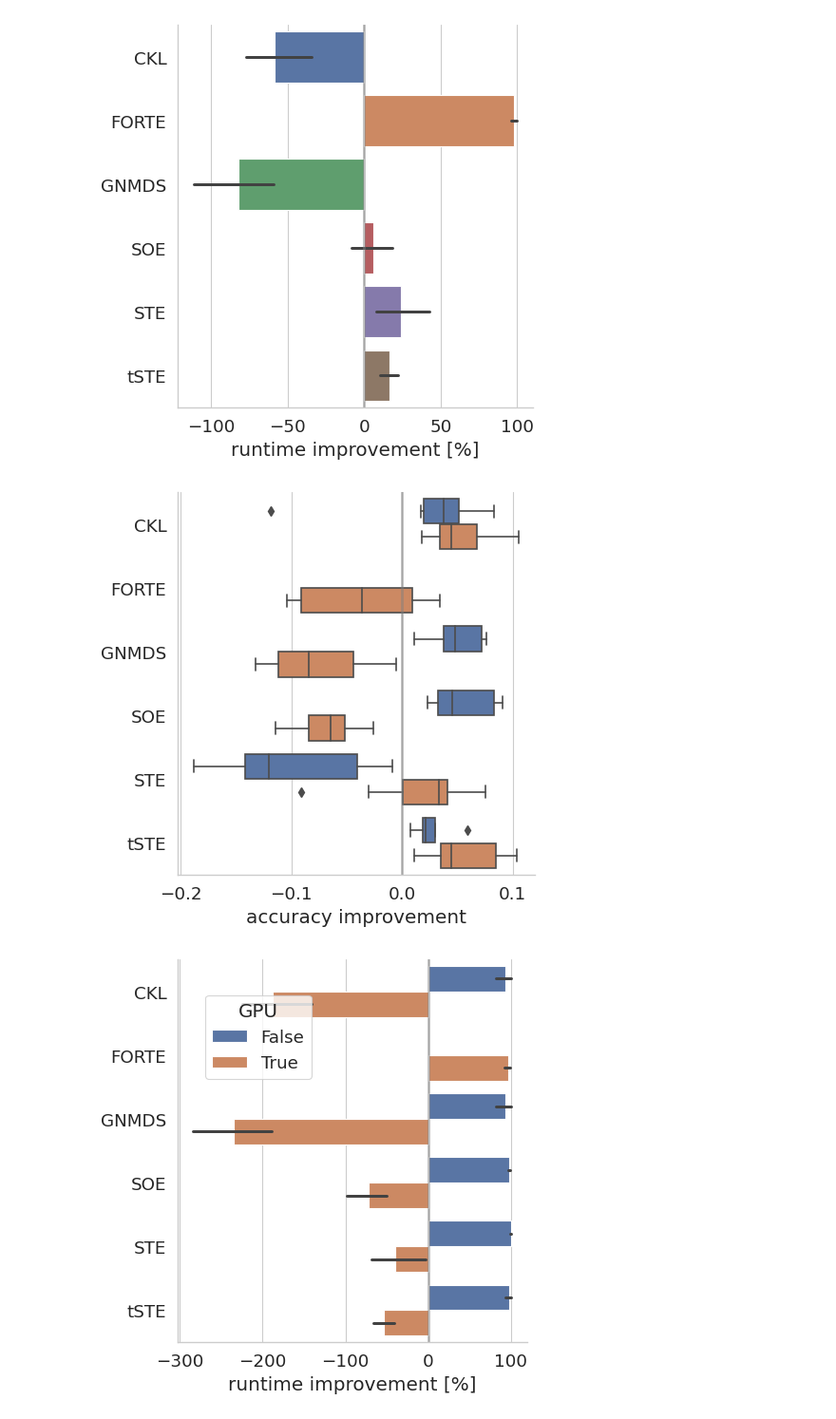
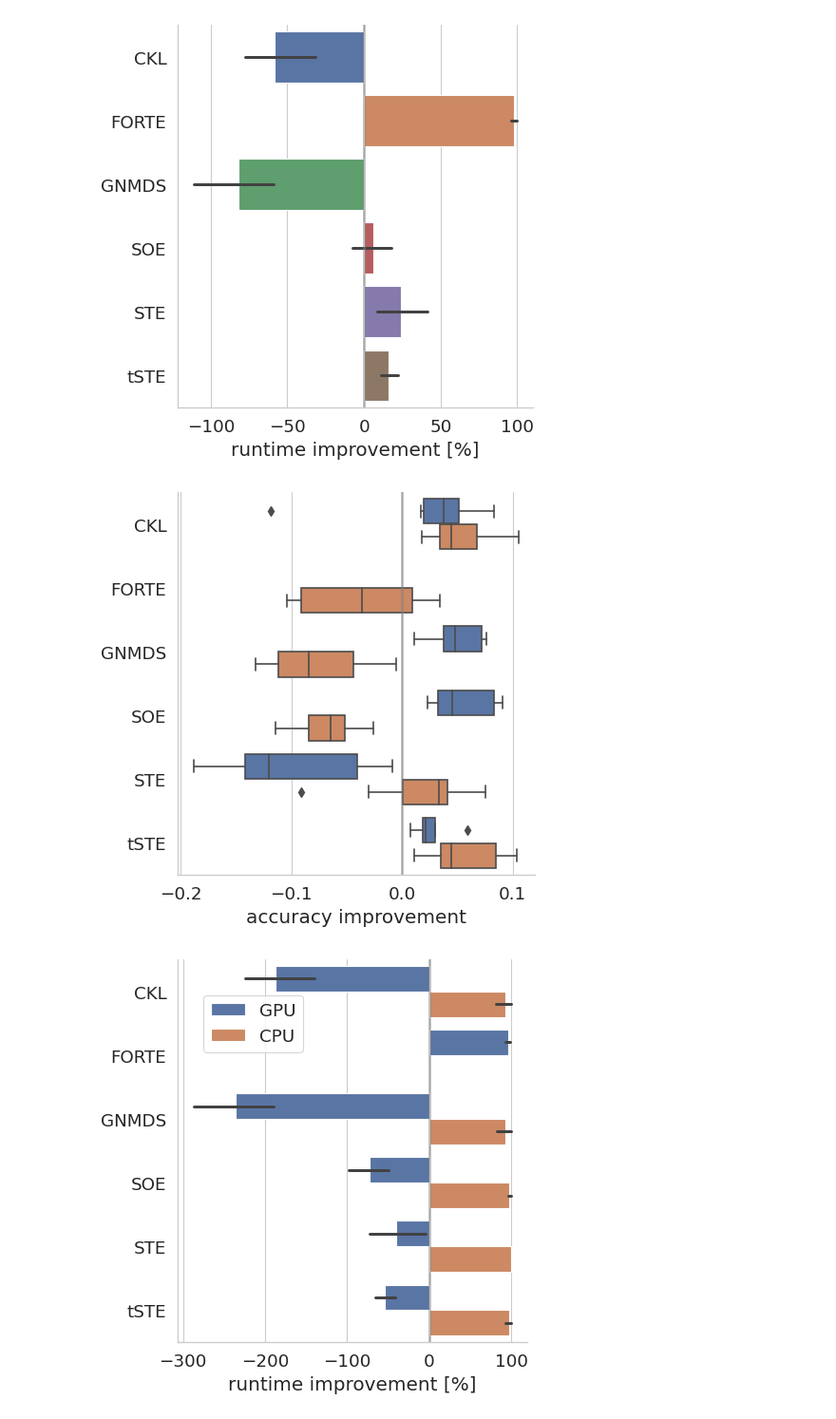
Before and after one commit to cblearn/cblearn-benchmark, a Jupyter notebook: scripts/plot_results.ipynb, the cells around one changed output. Shown: that part at 95% size. Saved outputs shown, nothing was run; the diff lists cells and outputs as text; code cells hidden in the pictures.

Commit message:
Update plots: Use GPU/CPU labels instead of bool

```diff
--- a/scripts/plot_results.ipynb
+++ b/scripts/plot_results.ipynb
@@ -90,6 +90,7 @@ skip ../results/python_CKL-GPU_musician_1680248480.json because embedding contai
 # %%
 results['is_gpu'] = results.algorithm.str.endswith('-GPU')
 results['algorithm'] = results.algorithm.str.replace('-GPU', '')
+results['proc'] = results.is_gpu.map({True: 'GPU', False: 'CPU'})
 results
 # %% [output]
 |  | dataset | library | algorithm | loss | cpu_time | _row | error | name | train_triplets | n_objects | ... |
@@ -201,20 +202,20 @@ fg.savefig(plot_dir / f'deltatime-per-algorithm_cblearn-gpu.png')
 # %%
 df = results.query('library == "cblearn"').copy(deep=True)
 fg = plot_error_improvement(df, hue='is_gpu', orient='h', legend=False)
 fg.set_titles('GPU = {col_name}')
 fg.savefig(plot_dir / f'deltaerror-per-algorithm_cblearn-all.pdf')
 fg.savefig(plot_dir / f'deltaerror-per-algorithm_cblearn-all.png')
 
-fg = plot_time_improvement(df, hue='is_gpu')
+fg = plot_time_improvement(df, hue='proc')
 fg.set_titles('GPU = {col_name}')
-fg.legend.set_title('GPU')
+fg.legend.set_title('')
 
 sns.move_legend(fg, 'upper left', frameon=True, bbox_to_anchor=(0.2, 0.9))
 fg.savefig(plot_dir / f'deltatime-per-algorithm_cblearn-all.pdf')
 fg.savefig(plot_dir / f'deltatime-per-algorithm_cblearn-all.png')
 # %% [output]
 [figure]
-[figure, old version]
+[figure, new version]
 # %%
 df = results[results.algorithm.isin(['SOE', 'STE', 'tSTE', 'CKL', 'GNMDS']) & ~results.is_gpu].copy(deep=True)
 df = df.sort_values(by=['dataset', 'algorithm'])
```
Also changed, not shown: parts of 5 cells of this notebook, 26 other files.
